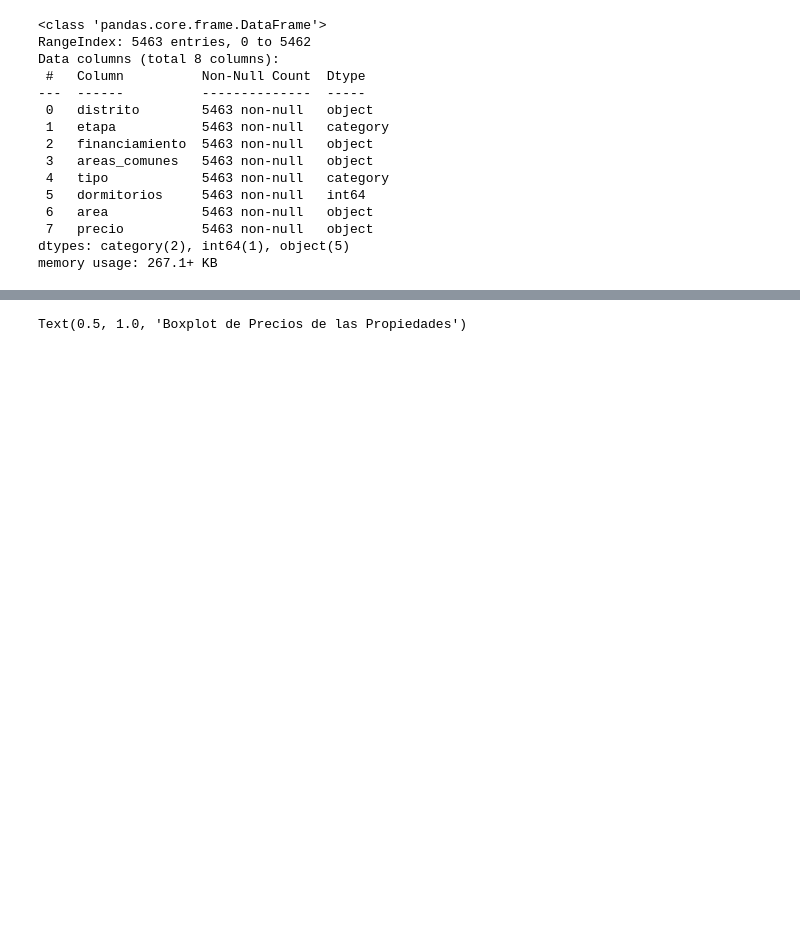
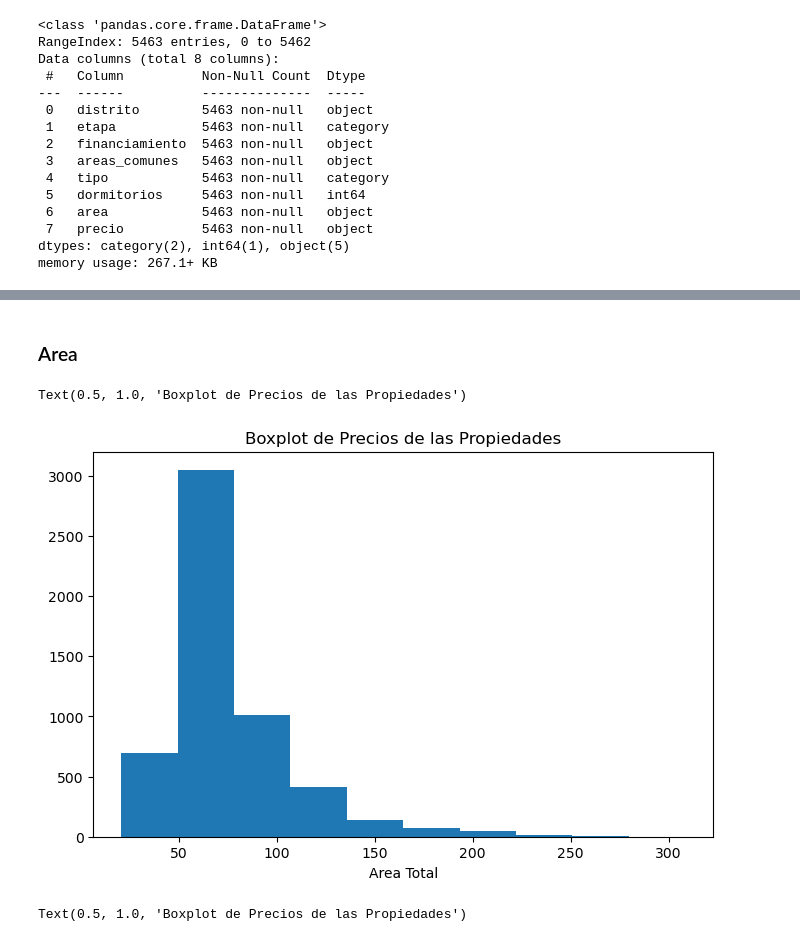
Before and after one commit to fcuya13/analitica, a Jupyter notebook: franco_test.ipynb, the cells around one changed output, grey strips where cells are left out. Drawn from its saved outputs; the diff is of its cells as text; code cells hidden in the pictures; blank space fills up the shorter version.

```diff
--- a/franco_test.ipynb
+++ b/franco_test.ipynb
@@ -149 +184,12 @@ Text(0.5, 1.0, 'Boxplot de Precios de las Propiedades')
+# %% [markdown]
+### Area
+# %%
+feat = df['area_float']
+plt.figure(figsize=(8, 5))
+plt.hist(feat)
+plt.xlabel('Area Total')
+plt.title('Boxplot de Precios de las Propiedades')
+# %% [output]
+Text(0.5, 1.0, 'Boxplot de Precios de las Propiedades')
+[figure, added]
 # %%
```
Also changed, not shown: parts of 46 cells of this notebook, 1 other file.
